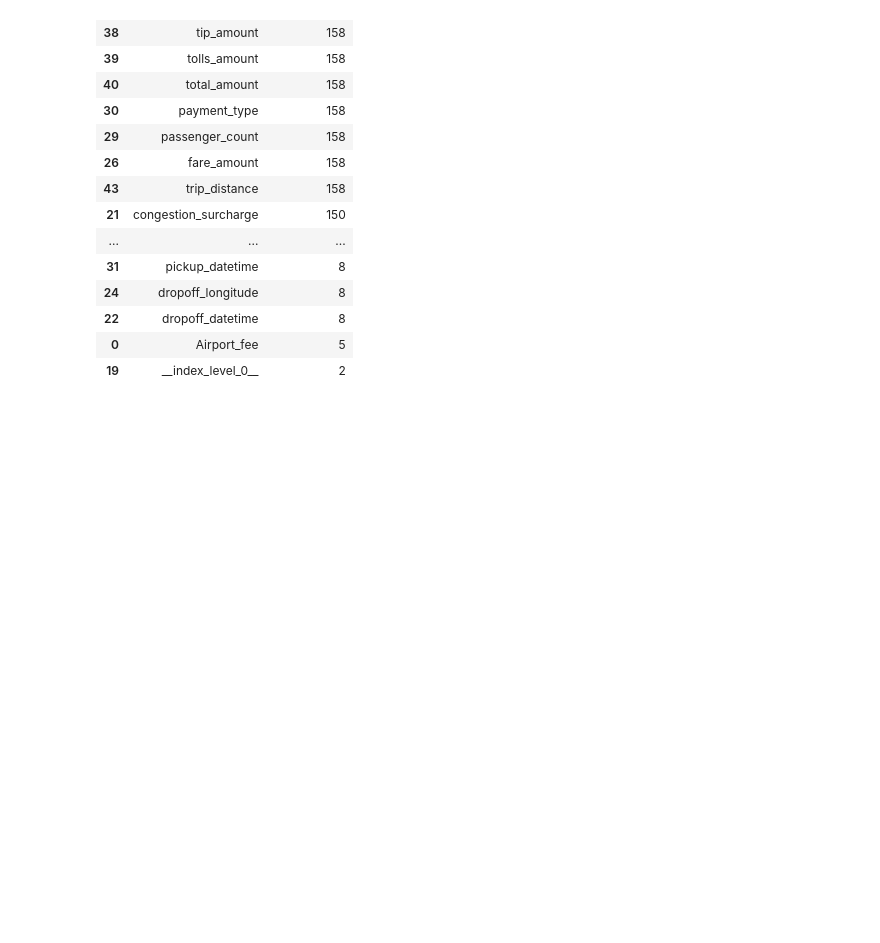
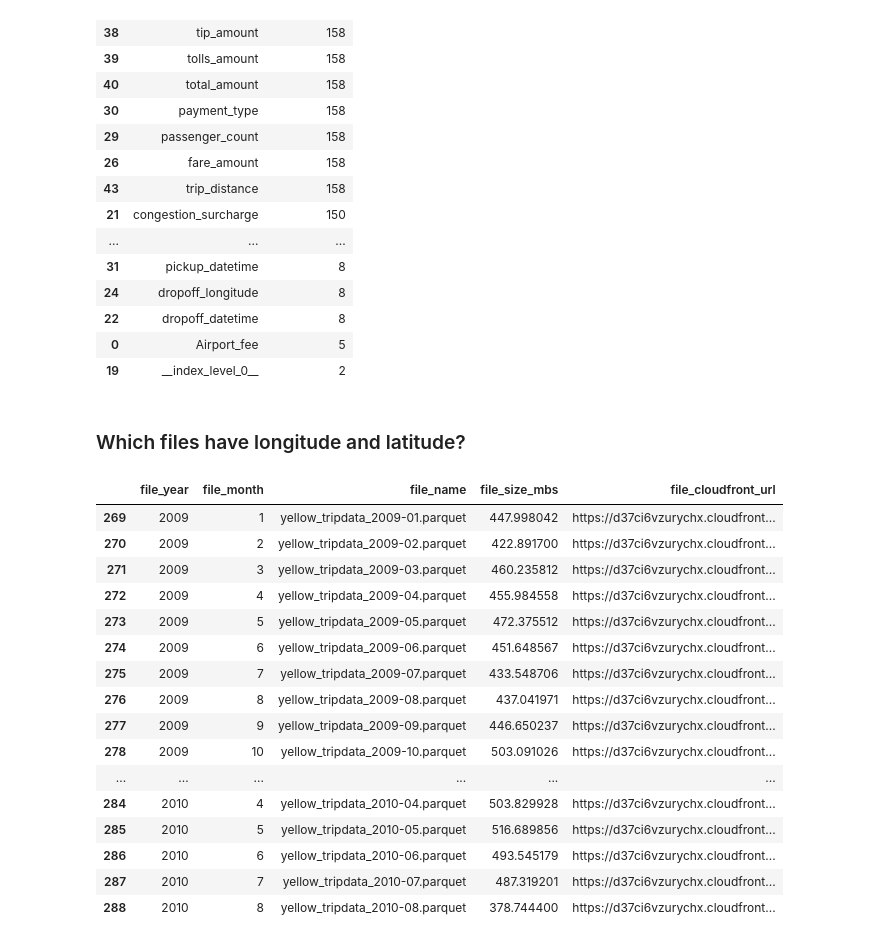
Before and after one commit to lykmapipo/NYC-TLC-Trip-Data, a Jupyter notebook: explore_yellow_trips_metadata.ipynb, the cells around one changed output. Cells and saved outputs as stored; diff of their text form; code cells hidden in the pictures; blank space fills up the shorter version.

Commit message:
feat(trips-metadata): list all yellow trip files with lat and long

```diff
--- a/explore_yellow_trips_metadata.ipynb
+++ b/explore_yellow_trips_metadata.ipynb
@@ -246,3 +246,28 @@ df10
 | 22 | dropoff_datetime | 8 |
 | 0 | Airport_fee | 5 |
 | 19 | __index_level_0__ | 2 |
+# %% [markdown]
+### Which files have longitude and latitude?
+# %%
+df11 = df[(df["file_column_names"].str.contains("long", case=False) |
+           df["file_column_names"].str.contains("lat", case=False))]
+df11 = df11[["file_year", "file_month", "file_name", "file_size_mbs", "file_cloudfront_url"]]
+df11
+# %% [output]
+|  | file_year | file_month | file_name | file_size_mbs | file_cloudfront_url |
+| 269 | 2009 | 1 | yellow_tripdata_2009-01.parquet | 447.998042 | https://d37ci6vzurychx.cloudfront... |
+| 270 | 2009 | 2 | yellow_tripdata_2009-02.parquet | 422.891700 | https://d37ci6vzurychx.cloudfront... |
+| 271 | 2009 | 3 | yellow_tripdata_2009-03.parquet | 460.235812 | https://d37ci6vzurychx.cloudfront... |
+| 272 | 2009 | 4 | yellow_tripdata_2009-04.parquet | 455.984558 | https://d37ci6vzurychx.cloudfront... |
+| 273 | 2009 | 5 | yellow_tripdata_2009-05.parquet | 472.375512 | https://d37ci6vzurychx.cloudfront... |
+| 274 | 2009 | 6 | yellow_tripdata_2009-06.parquet | 451.648567 | https://d37ci6vzurychx.cloudfront... |
+| 275 | 2009 | 7 | yellow_tripdata_2009-07.parquet | 433.548706 | https://d37ci6vzurychx.cloudfront... |
+| 276 | 2009 | 8 | yellow_tripdata_2009-08.parquet | 437.041971 | https://d37ci6vzurychx.cloudfront... |
+| 277 | 2009 | 9 | yellow_tripdata_2009-09.parquet | 446.650237 | https://d37ci6vzurychx.cloudfront... |
+| 278 | 2009 | 10 | yellow_tripdata_2009-10.parquet | 503.091026 | https://d37ci6vzurychx.cloudfront... |
+| ... | ... | ... | ... | ... | ... |
+| 284 | 2010 | 4 | yellow_tripdata_2010-04.parquet | 503.829928 | https://d37ci6vzurychx.cloudfront... |
+| 285 | 2010 | 5 | yellow_tripdata_2010-05.parquet | 516.689856 | https://d37ci6vzurychx.cloudfront... |
+| 286 | 2010 | 6 | yellow_tripdata_2010-06.parquet | 493.545179 | https://d37ci6vzurychx.cloudfront... |
+| 287 | 2010 | 7 | yellow_tripdata_2010-07.parquet | 487.319201 | https://d37ci6vzurychx.cloudfront... |
+| 288 | 2010 | 8 | yellow_tripdata_2010-08.parquet | 378.744400 | https://d37ci6vzurychx.cloudfront... |
```
